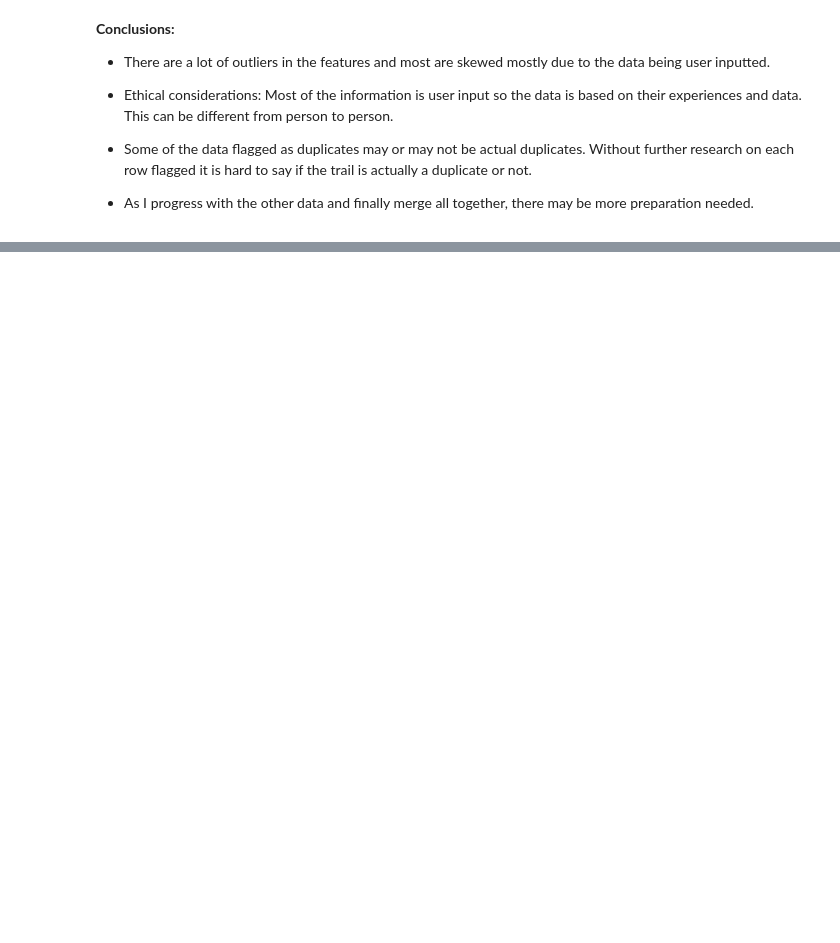
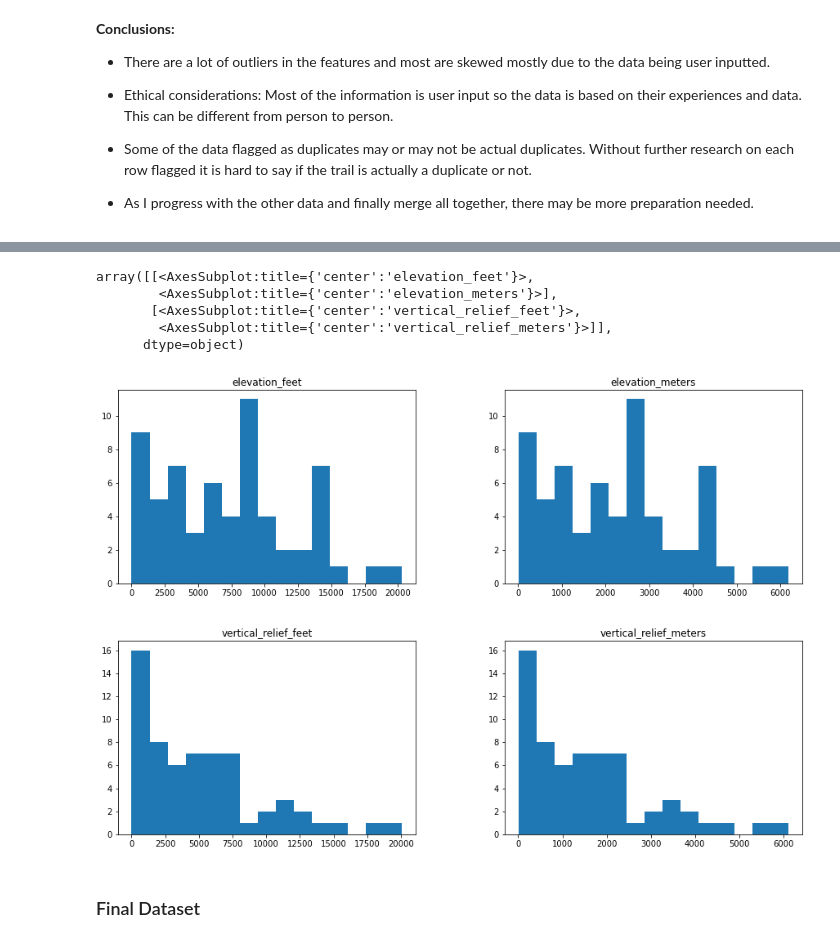
Before and after one commit to catie-williams/bu-dsc, a Jupyter notebook: DSC540/Term Paper/Term_Project_CableKimberly.ipynb, the cells around one changed output, grey strips where cells are left out. Saved outputs shown, nothing was run; the diff lists cells and outputs as text; code cells hidden in the pictures; blank space fills up the shorter version.

```diff
--- a/DSC540/Term Paper/Term_Project_CableKimberly.ipynb
+++ b/DSC540/Term Paper/Term_Project_CableKimberly.ipynb
@@ -614,0 +777,7 @@ trails_cleaned.head()
+# %%
+header_names = {'Park': 'national_park',
+                'Peak name': 'peak_name',
+                'Mountain range': 'mtn_range'}
+
+elevations_df.rename(columns = header_names, inplace = True)
+elevations_df.head()
@@ -614,0 +793,5 @@ trails_cleaned.head()
+# %%
+elevations_df.drop(['Rank'], axis = 1, inplace = True)
+elevations_df.drop(['Location'], axis = 1, inplace = True)
+
+elevations_df.head()
@@ -614,0 +829,19 @@ trails_cleaned.head()
+# %%
+elevations_df['elevation_feet'] = pd.to_numeric(elevations_df['elevation_feet']
+                                                .apply(lambda x: x.replace(',', '').strip()))
+elevations_df['elevation_meters'] = pd.to_numeric(elevations_df['elevation_meters']
+                                                  .apply(lambda x: x.replace(',', '').strip()))
+elevations_df['vertical_relief_feet'] = pd.to_numeric(elevations_df['vertical_relief_feet']
+                                                      .apply(lambda x: x.replace(',', '').strip()))
+elevations_df['vertical_relief_meters'] = pd.to_numeric(elevations_df['vertical_relief_meters']
+                                                        .apply(lambda x: x.replace(',', '').strip()))
+# %%
+elevations_df['min_elevation_feet'] = elevations_df['min_elevation_feet'].apply(lambda x: x.replace(',', ''))
+#elevations_df['min_elevation_feet'] = elevations_df['min_elevation_feet'].apply(lambda x: pd.to_numeric(x))
+elevations_df['min_elevation_feet'] = elevations_df['min_elevation_feet'] = elevations_df['min_elevation_feet'].astype('int')
+'''
+elevations_df['min_elevation_meters'] = elevations_df['min_elevation_meters'].apply(lambda x: x.replace(',', ''))
+elevations_df['min_elevation_meters'] = pd.to_numeric(elevations_df['min_elevation_meters'])
+'''
+
+elevations_df.head(15)
@@ -614,0 +892,12 @@ trails_cleaned.head()
+# %%
+# Create histogram of numeric columns in dataset
+elevations_df.hist(bins = 15, figsize = (15, 10), grid = False)
+# %% [output]
+array([[<AxesSubplot:title={'center':'elevation_feet'}>,
+        <AxesSubplot:title={'center':'elevation_meters'}>],
+       [<AxesSubplot:title={'center':'vertical_relief_feet'}>,
+        <AxesSubplot:title={'center':'vertical_relief_meters'}>]],
+      dtype=object)
+[figure, added]
+# %% [markdown]
+### Final Dataset
```
Also changed, not shown: parts of 40 cells of this notebook, 4 other files.
